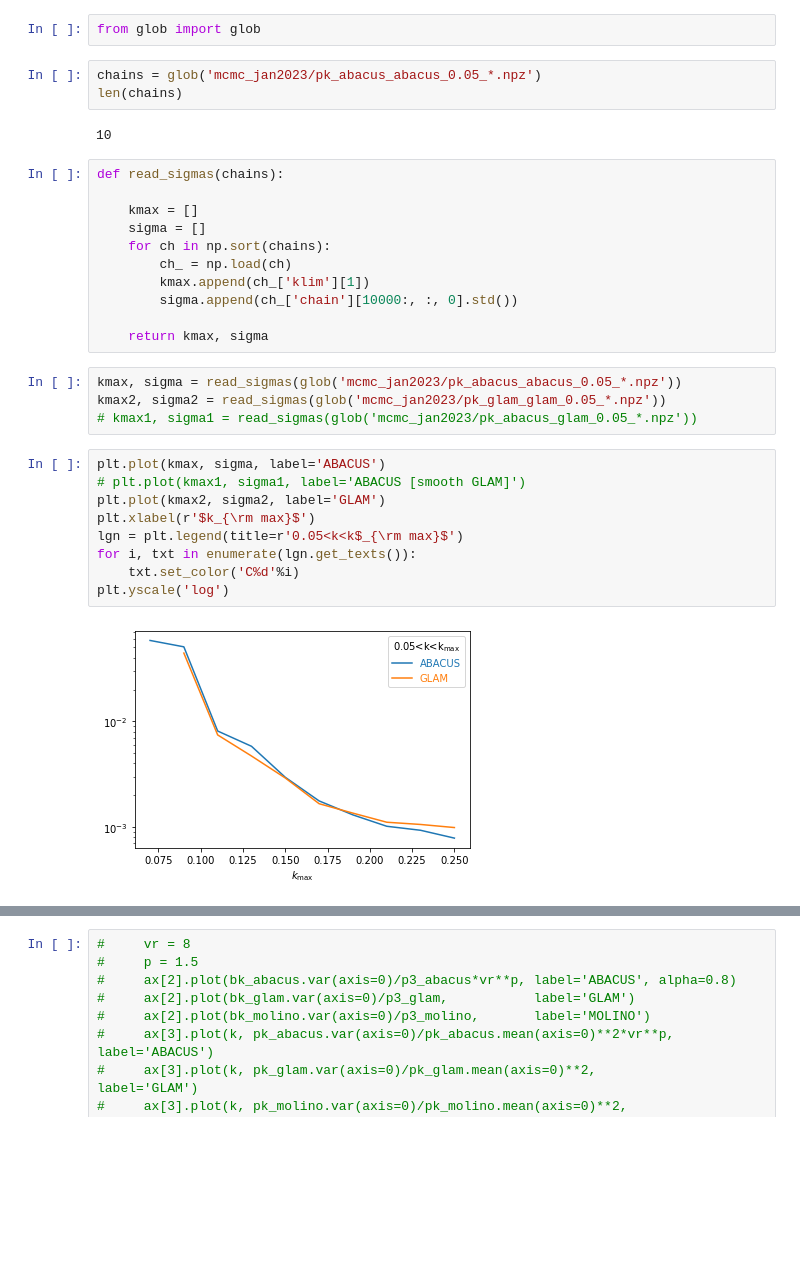
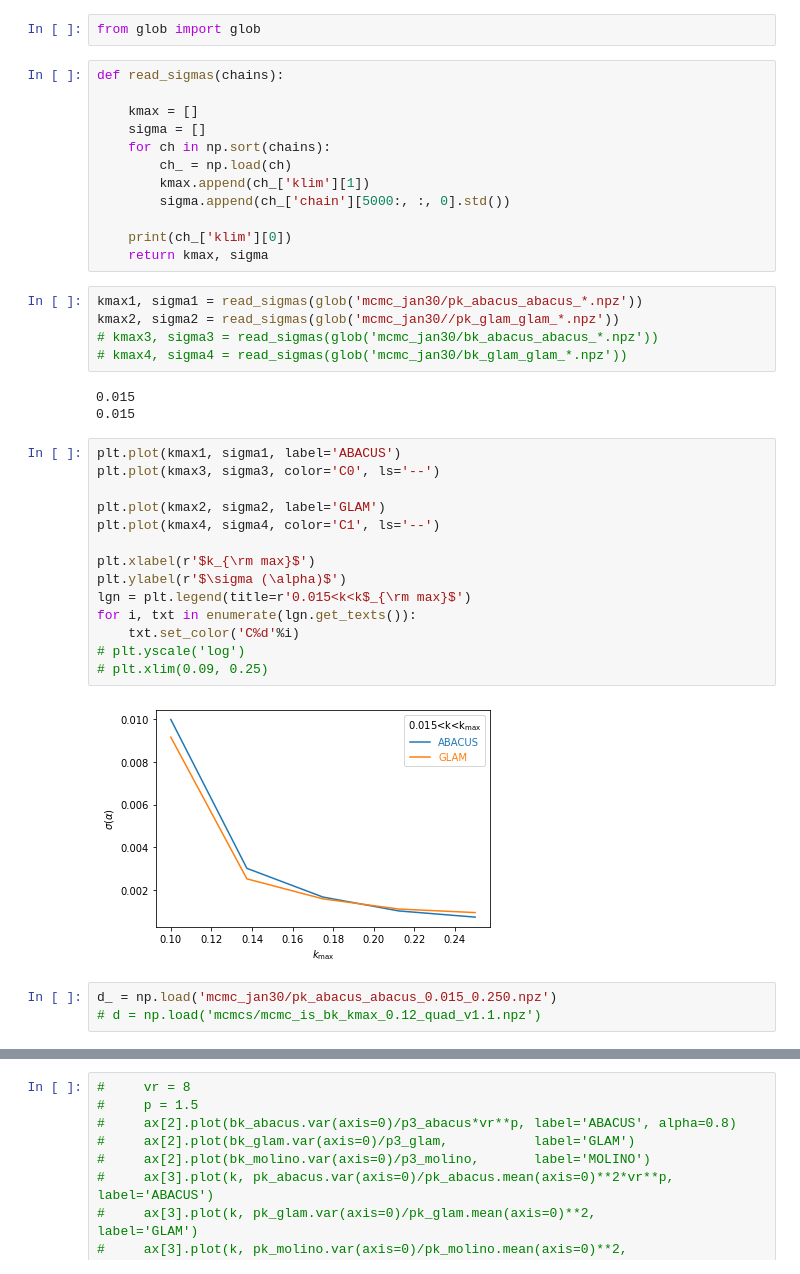
Before and after one commit to mehdirezaie/bispectrum, a Jupyter notebook: bao.ipynb, the cells around one changed output, grey strips where cells are left out. Cells and saved outputs as stored; diff of their text form; blank space fills up the shorter version.

```diff
--- a/bao.ipynb
+++ b/bao.ipynb
@@ -69,11 +113,6 @@ src.plots.plot_spectra([(tix,   bk_glam_bao.y/bk_glam_nobao.y),
 ## Test MCMC
 # %%
 from glob import glob
-# %%
-chains = glob('mcmc_jan2023/pk_abacus_abacus_0.05_*.npz')
-len(chains)
-# %% [output]
-10
 # %%
 def read_sigmas(chains):
 
@@ -82,21 +121,34 @@ def read_sigmas(chains):
     for ch in np.sort(chains):
         ch_ = np.load(ch)
         kmax.append(ch_['klim'][1])
-        sigma.append(ch_['chain'][10000:, :, 0].std())
+        sigma.append(ch_['chain'][5000:, :, 0].std())
 
+    print(ch_['klim'][0])
     return kmax, sigma
 # %%
-kmax, sigma = read_sigmas(glob('mcmc_jan2023/pk_abacus_abacus_0.05_*.npz'))
-kmax2, sigma2 = read_sigmas(glob('mcmc_jan2023/pk_glam_glam_0.05_*.npz'))
-# kmax1, sigma1 = read_sigmas(glob('mcmc_jan2023/pk_abacus_glam_0.05_*.npz'))
+kmax1, sigma1 = read_sigmas(glob('mcmc_jan30/pk_abacus_abacus_*.npz'))
+kmax2, sigma2 = read_sigmas(glob('mcmc_jan30//pk_glam_glam_*.npz'))
+# kmax3, sigma3 = read_sigmas(glob('mcmc_jan30/bk_abacus_abacus_*.npz'))
+# kmax4, sigma4 = read_sigmas(glob('mcmc_jan30/bk_glam_glam_*.npz'))
+# %% [output]
+0.015
+0.015
 # %%
-plt.plot(kmax, sigma, label='ABACUS')
-# plt.plot(kmax1, sigma1, label='ABACUS [smooth GLAM]')
+plt.plot(kmax1, sigma1, label='ABACUS')
+plt.plot(kmax3, sigma3, color='C0', ls='--')
+
 plt.plot(kmax2, sigma2, label='GLAM')
+plt.plot(kmax4, sigma4, color='C1', ls='--')
+
 plt.xlabel(r'$k_{\rm max}$')
-lgn = plt.legend(title=r'0.05<k<k$_{\rm max}$')
+plt.ylabel(r'$\sigma (\alpha)$')
+lgn = plt.legend(title=r'0.015<k<k$_{\rm max}$')
 for i, txt in enumerate(lgn.get_texts()):
     txt.set_color('C%d'%i)
-plt.yscale('log')
+# plt.yscale('log')
+# plt.xlim(0.09, 0.25)
 # %% [output]
-[figure, old version]
+[figure, new version]
+# %%
+d_ = np.load('mcmc_jan30/pk_abacus_abacus_0.015_0.250.npz')
+# d = np.load('mcmcs/mcmc_is_bk_kmax_0.12_quad_v1.1.npz')
```
Also changed, not shown: parts of 23 cells of this notebook, 2 other files.
